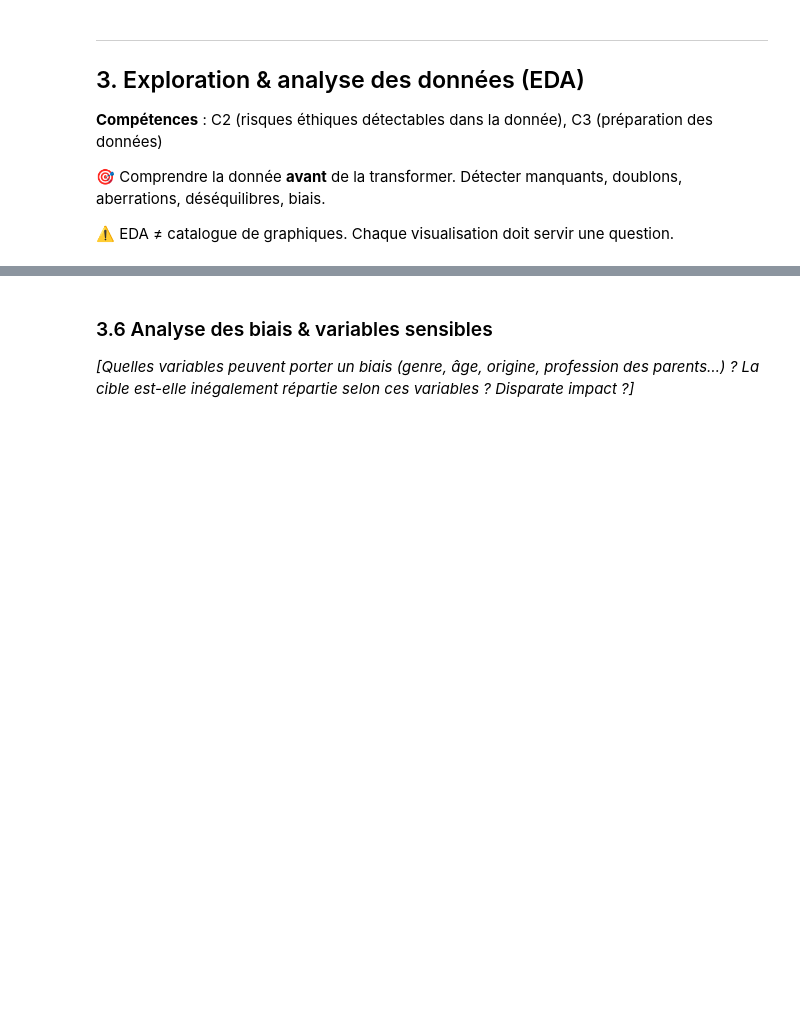
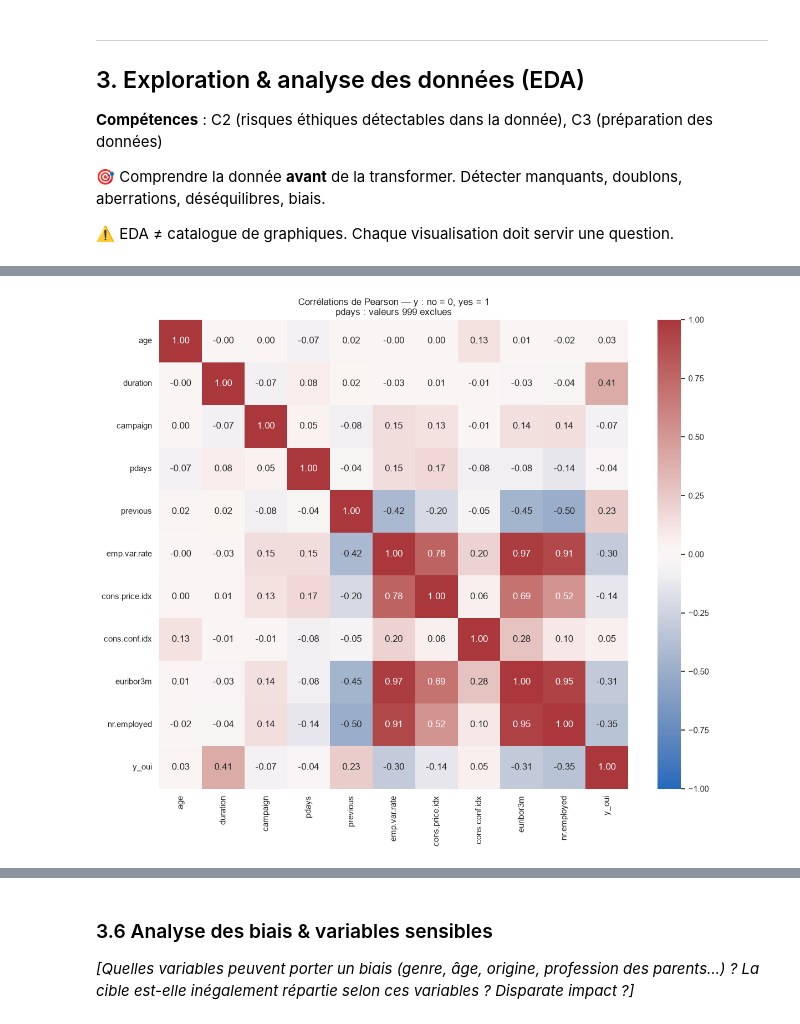
Before and after one commit to franckcwalter/eval-usecase-marketing, a Jupyter notebook: cas_usage_bank_marketing.ipynb, the cells around one changed output, grey strips where cells are left out. Cells and saved outputs as stored; diff of their text form; code cells hidden in the pictures; blank space fills up the shorter version.

Commit message:
feat: cadrage métier, définition du problème, identification acquisition des données, début de  EDA

```diff
--- a/cas_usage_bank_marketing.ipynb
+++ b/cas_usage_bank_marketing.ipynb
@@ -199,3 +532,31 @@ Dataset      : UCI Bank Marketing — bank-additional-full.csv
 # %%
 # 3.5 Corrélations & relations entre variables
 # Matrice de corrélation, pairplot, croisements clés vs cible
+# %%
+# Copie dédiée aux graphiques : 999 est écarté des délais numériques de pdays.
+# Les données df restent inchangées ; chaque corrélation utilise les valeurs disponibles.
+donnees_relations = df.copy()
+donnees_relations["pdays"] = donnees_relations["pdays"].replace(999, np.nan)
+donnees_relations["y_oui"] = donnees_relations["y"].map({"no": 0, "yes": 1})
+colonnes_num = df.select_dtypes(include="number").columns.tolist()
+colonnes_cat = df.drop(columns="y").select_dtypes(exclude="number").columns.tolist()
+# %%
+## MATRICE DE CORRÉLATION
+correlations = donnees_relations[colonnes_num + ["y_oui"]].corr(method="pearson")
+fig, ax = plt.subplots(figsize=(12, 10))
+sns.heatmap(correlations, annot=True, fmt=".2f", cmap="vlag", center=0,
+            vmin=-1, vmax=1, square=True, ax=ax)
+ax.set_title("Corrélations de Pearson — y : no = 0, yes = 1\npdays : valeurs 999 exclues")
+fig.tight_layout()
+plt.show()
+
+# Les fortes corrélations entre indicateurs économiques sont plausibles, car ils décrivent un contexte commun au fil des mêmes périodes.
+# emp.var.rate, euribor3m et nr.employed sont très corrélés (0,91 à 0,97) : leur information est en partie redondante et leur maintien conjoint sera à évaluer.
+# cons.conf.idx est peu corrélé aux autres indicateurs économiques (0,06 à 0,28) et décrit une dimension différente du contexte.
+# duration est la variable numérique la plus corrélée à la souscription (+0,41), mais elle reste indisponible avant l’appel et constitue une fuite d’information.
+# nr.employed (−0,35), euribor3m (−0,31) et emp.var.rate (−0,30) sont associés à la cible ; la pertinence du modèle sur une autre période sera à vérifier.
+# previous est positivement associé à la souscription (+0,23), sans démontrer que multiplier les contacts provoque une souscription.
+# age est peu corrélé linéairement à la cible (+0,03), ce qui laisse possible une relation différente selon les tranches d’âge.
+# La corrélation de pdays avec la cible (−0,04) concerne uniquement les délais différents de 999 ; le statut 999 est étudié séparément.
+# %% [output]
+[figure, added]
```
Also changed, not shown: parts of 24 cells of this notebook, 4 other files.
